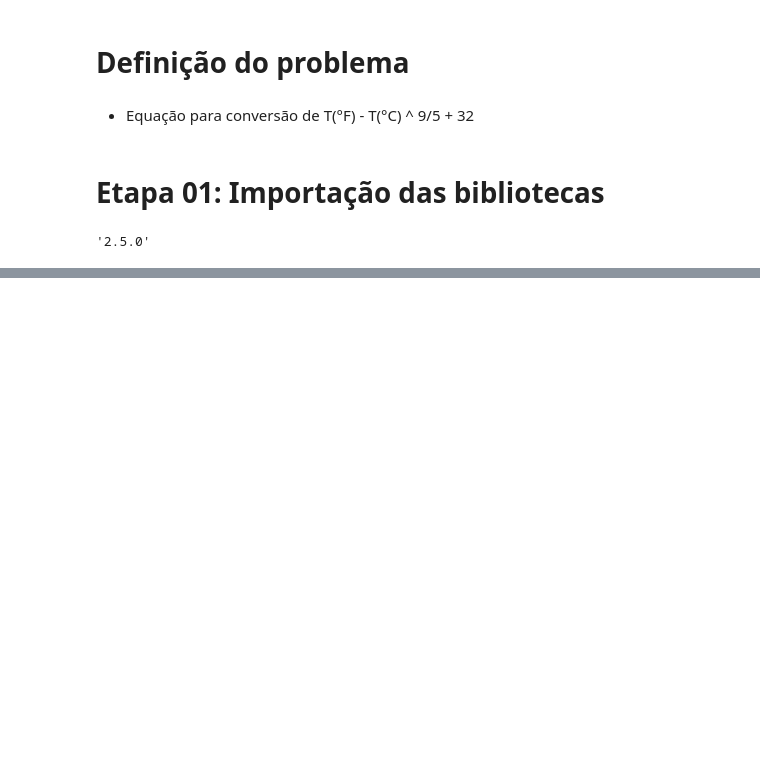
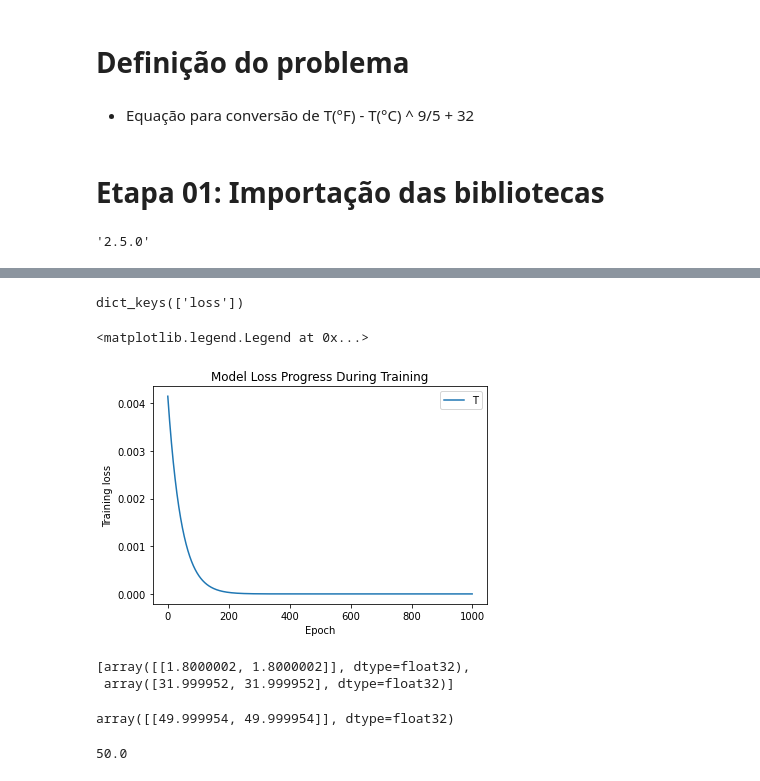
Before and after one commit to guiebitt/cddeeplearning, a Jupyter notebook: exercicio01.ipynb, the cells around one changed output, grey strips where cells are left out. Saved outputs shown, nothing was run; the diff lists cells and outputs as text; code cells hidden in the pictures; blank space fills up the shorter version.

```diff
--- a/exercicio01.ipynb
+++ b/exercicio01.ipynb
@@ -14,0 +97,4 @@ tf.__version__
+# %%
+model = tf.keras.Sequential()
+model.add(tf.keras.layers.Dense(units=2, input_shape = [1]))
+model.summary()
@@ -14,0 +112,4 @@ tf.__version__
+# %%
+model.compile(optimizer=tf.keras.optimizers.Adam(0.1), loss="mean_squared_error")
+# %%
+epochs_hist = model.fit(x_train, y_train, epochs=1000)
@@ -14,0 +134,29 @@ tf.__version__
+# %%
+epochs_hist.history.keys()
+# %% [output]
+dict_keys(['loss'])
+# %%
+plt.plot(epochs_hist.history['loss'])
+plt.title('Model Loss Progress During Training')
+plt.xlabel('Epoch')
+plt.ylabel('Training loss')
+plt.legend('Training loss')
+# %% [output]
+<matplotlib.legend.Legend at 0x...>
+[figure, added]
+# %%
+model.get_weights()
+# %% [output]
+[array([[1.8000002, 1.8000002]], dtype=float32),
+ array([31.999952, 31.999952], dtype=float32)]
+# %%
+temp_c = 10
+temp_f = model.predict([temp_c])
+temp_f
+# %% [output]
+array([[49.999954, 49.999954]], dtype=float32)
+# %%
+temp_f1 = 9/5 * temp_c + 32
+temp_f1
+# %% [output]
+50.0
```
Also changed, not shown: parts of 14 cells of this notebook.
